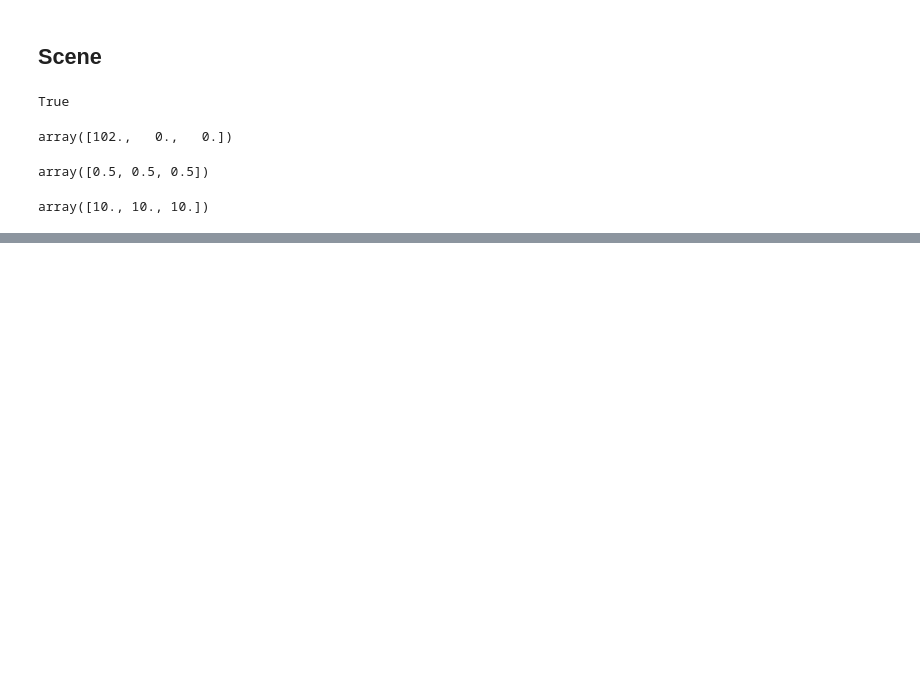
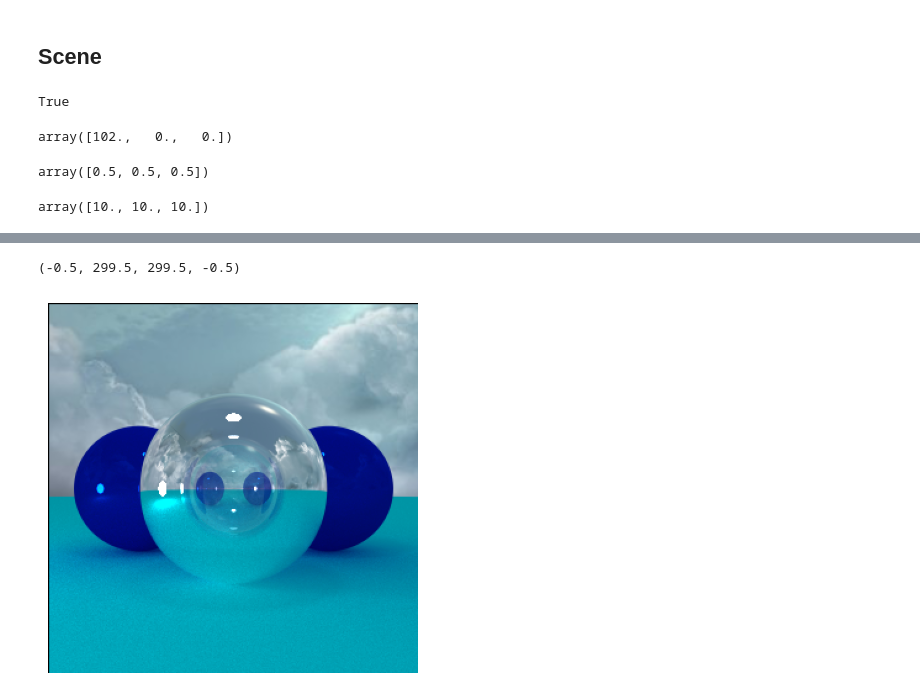
Before and after one commit to lunaluxie/Python-Raytracing, a Jupyter notebook: raytracing_numba.ipynb, the cells around one changed output, grey strips where cells are left out. Saved outputs shown, nothing was run; the diff lists cells and outputs as text; code cells hidden in the pictures; blank space fills up the shorter version.

```diff
--- a/raytracing_numba.ipynb
+++ b/raytracing_numba.ipynb
@@ -714,0 +716,7 @@ plt.imshow(pixels.astype(float))
+# %%
+pixels_high_res = pixels.copy()
+plt.imshow(pixels.astype(float))
+plt.gca().axis('off')
+# %% [output]
+(-0.5, 299.5, 299.5, -0.5)
+[figure, added]
```
Also changed, not shown: parts of 2 cells of this notebook.
